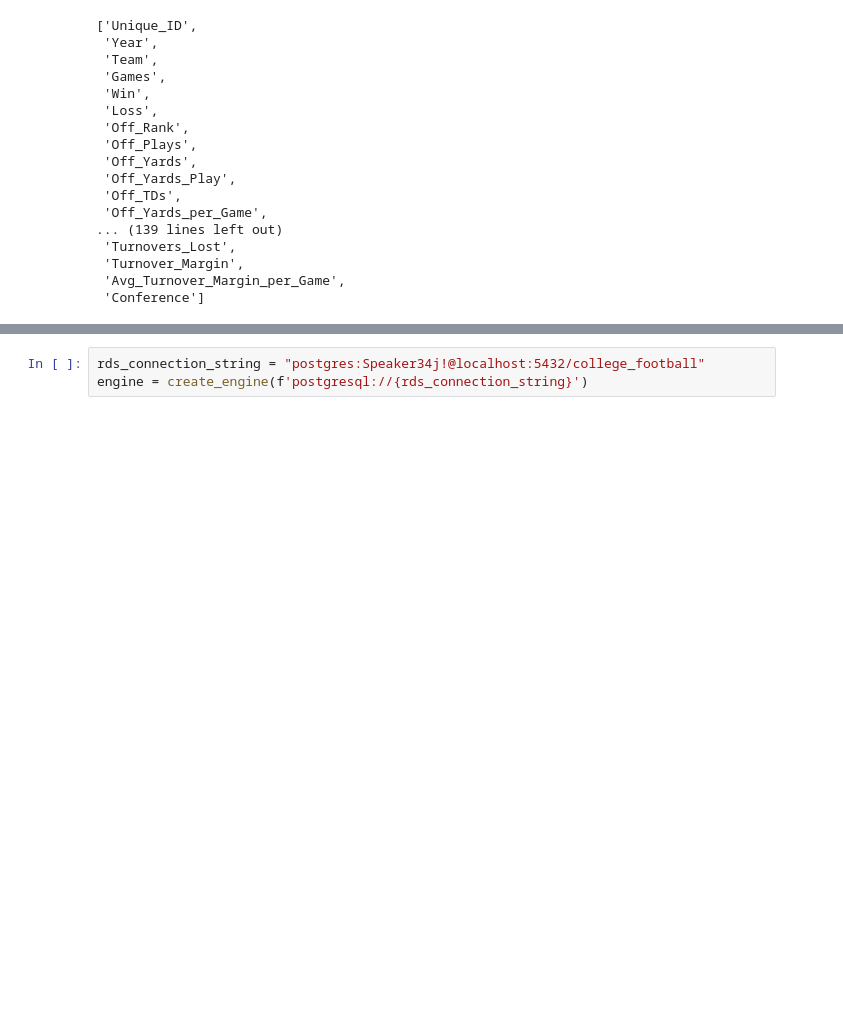
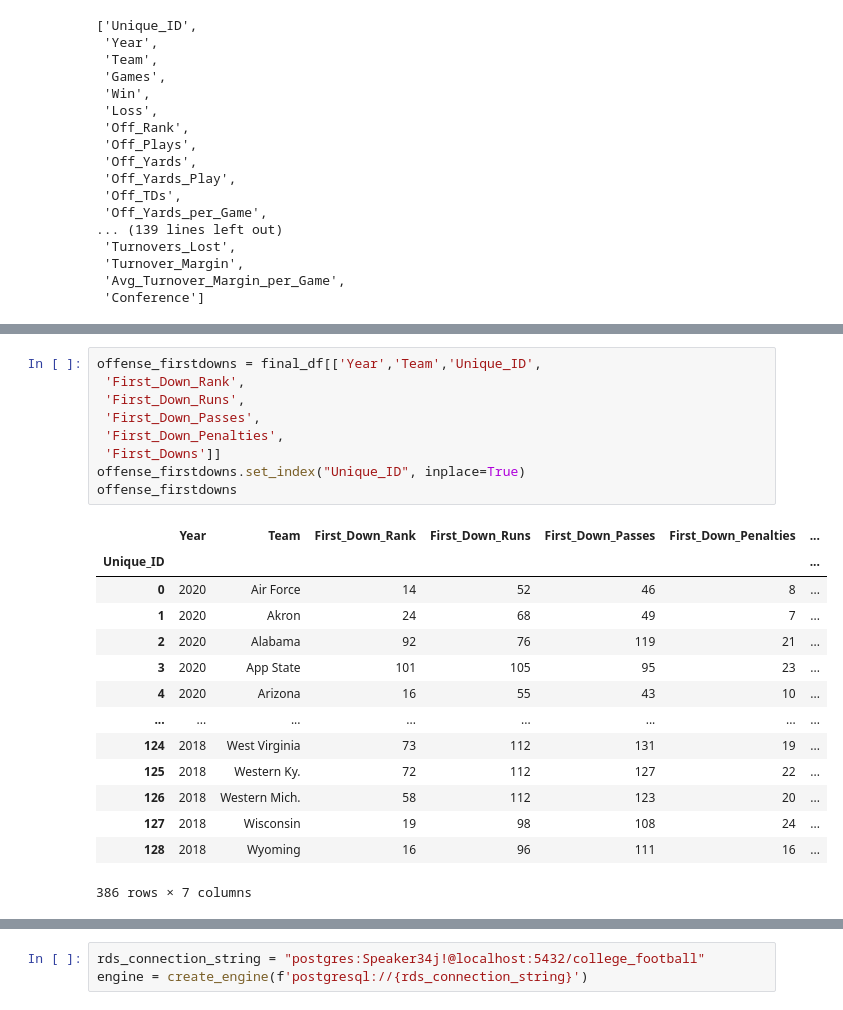
Before and after one commit to jacobhash570/college_football, a Jupyter notebook: data_etl.ipynb, the cells around one changed output, grey strips where cells are left out. Drawn from its saved outputs; the diff is of its cells as text; blank space fills up the shorter version.

```diff
--- a/data_etl.ipynb
+++ b/data_etl.ipynb
@@ -727,0 +307,24 @@ turnovers
+# %%
+offense_firstdowns = final_df[['Year','Team','Unique_ID',
+ 'First_Down_Rank',
+ 'First_Down_Runs',
+ 'First_Down_Passes',
+ 'First_Down_Penalties',
+ 'First_Downs']]
+offense_firstdowns.set_index("Unique_ID", inplace=True)
+offense_firstdowns
+# %% [output]
+|  | Year | Team | First_Down_Rank | First_Down_Runs | First_Down_Passes | First_Down_Penalties | ... |
+| Unique_ID |  |  |  |  |  |  | ... |
+| 0 | 2020 | Air Force | 14 | 52 | 46 | 8 | ... |
+| 1 | 2020 | Akron | 24 | 68 | 49 | 7 | ... |
+| 2 | 2020 | Alabama | 92 | 76 | 119 | 21 | ... |
+| 3 | 2020 | App State | 101 | 105 | 95 | 23 | ... |
+| 4 | 2020 | Arizona | 16 | 55 | 43 | 10 | ... |
+| ... | ... | ... | ... | ... | ... | ... | ... |
+| 124 | 2018 | West Virginia | 73 | 112 | 131 | 19 | ... |
+| 125 | 2018 | Western Ky. | 72 | 112 | 127 | 22 | ... |
+| 126 | 2018 | Western Mich. | 58 | 112 | 123 | 20 | ... |
+| 127 | 2018 | Wisconsin | 19 | 98 | 108 | 24 | ... |
+| 128 | 2018 | Wyoming | 16 | 96 | 111 | 16 | ... |
+386 rows × 7 columns
```
Also changed, not shown: parts of 41 cells of this notebook.
